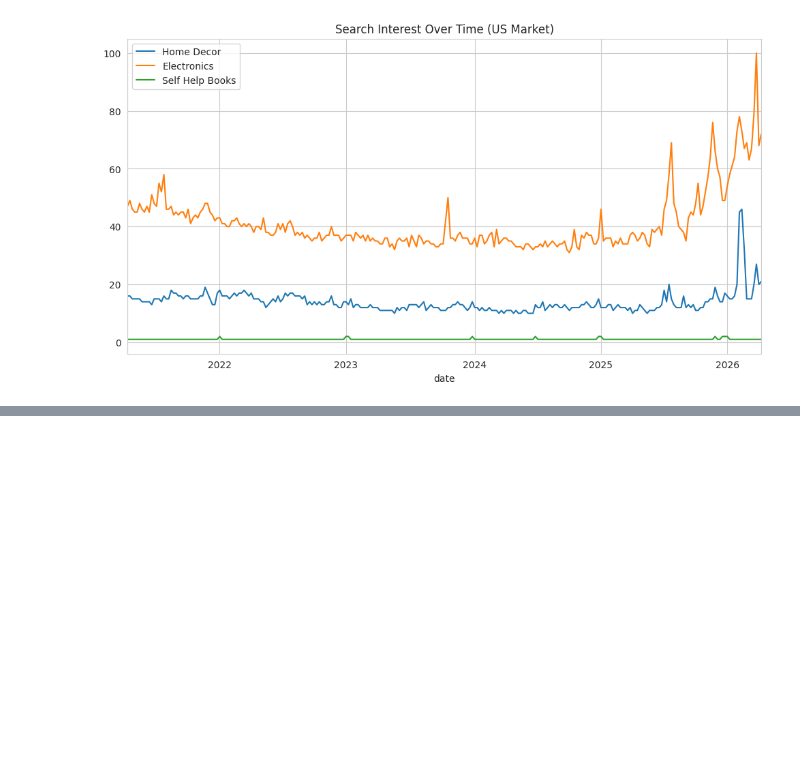
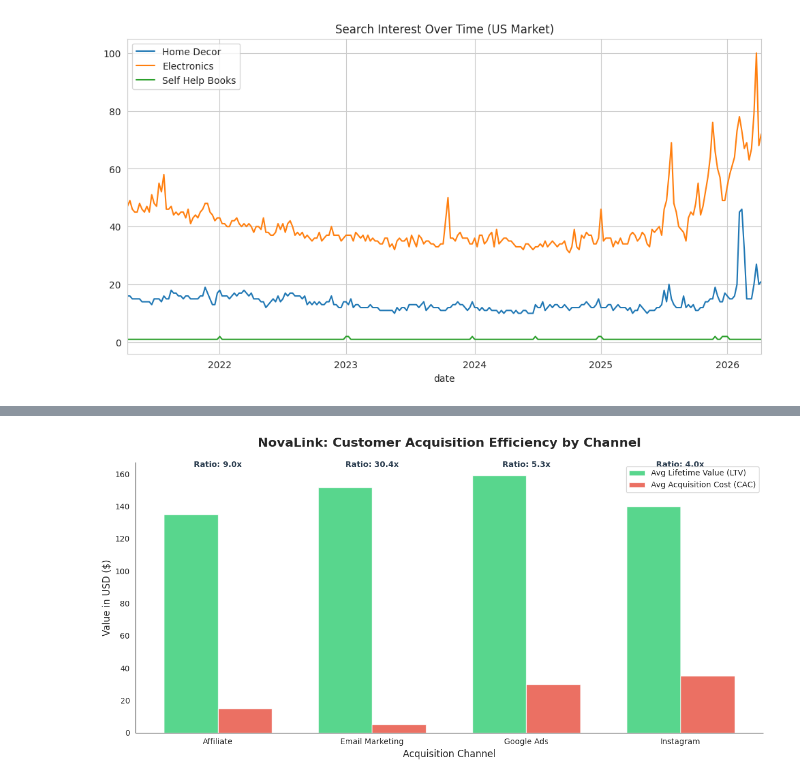
Before and after one commit to alejandrocanulchan-IATB/First-, a Jupyter notebook: Proyecto_E_commerce.ipynb, the cells around one changed output, grey strips where cells are left out. Saved outputs shown, nothing was run; the diff lists cells and outputs as text; code cells hidden in the pictures; blank space fills up the shorter version.

```diff
--- a/Proyecto_E_commerce.ipynb
+++ b/Proyecto_E_commerce.ipynb
@@ -205,0 +419,36 @@ Successfully installed pytrends-4.9.2
+# %%
+import matplotlib.pyplot as plt
+import seaborn as sns
+
+# --- VISUALIZING MARKETING EFFICIENCY ---
+
+plt.figure(figsize=(12, 6))
+sns.set_style("white")
+
+# Setting up the data for plotting
+plot_data = performance_by_channel[performance_by_channel['acquisition_channel'] != 'Organic Search'] # Removing inf for better scaling
+
+# Creating the bars
+bar_width = 0.35
+index = range(len(plot_data))
+
+plt.bar(index, plot_data['avg_ltv'], bar_width, label='Avg Lifetime Value (LTV)', color='#2ecc71', alpha=0.8)
+plt.bar([i + bar_width for i in index], plot_data['avg_cac'], bar_width, label='Avg Acquisition Cost (CAC)', color='#e74c3c', alpha=0.8)
+
+# Formatting
+plt.title('NovaLink: Customer Acquisition Efficiency by Channel', fontsize=16, fontweight='bold', pad=20)
+plt.xlabel('Acquisition Channel', fontsize=12)
+plt.ylabel('Value in USD ($)', fontsize=12)
+plt.xticks([i + bar_width/2 for i in index], plot_data['acquisition_channel'])
+plt.legend()
+
+# Adding the Ratio as a text label on top of the bars
+for i, ratio in enumerate(plot_data['ltv_cac_ratio']):
+    plt.text(i + bar_width/2, max(plot_data['avg_ltv']) + 5, f"Ratio: {ratio:.1f}x",
+             ha='center', fontweight='bold', color='#2c3e50')
+
+sns.despine()
+plt.tight_layout()
+plt.show()
+# %% [output]
+[figure, added]
```
Also changed, not shown: parts of 12 cells of this notebook.
